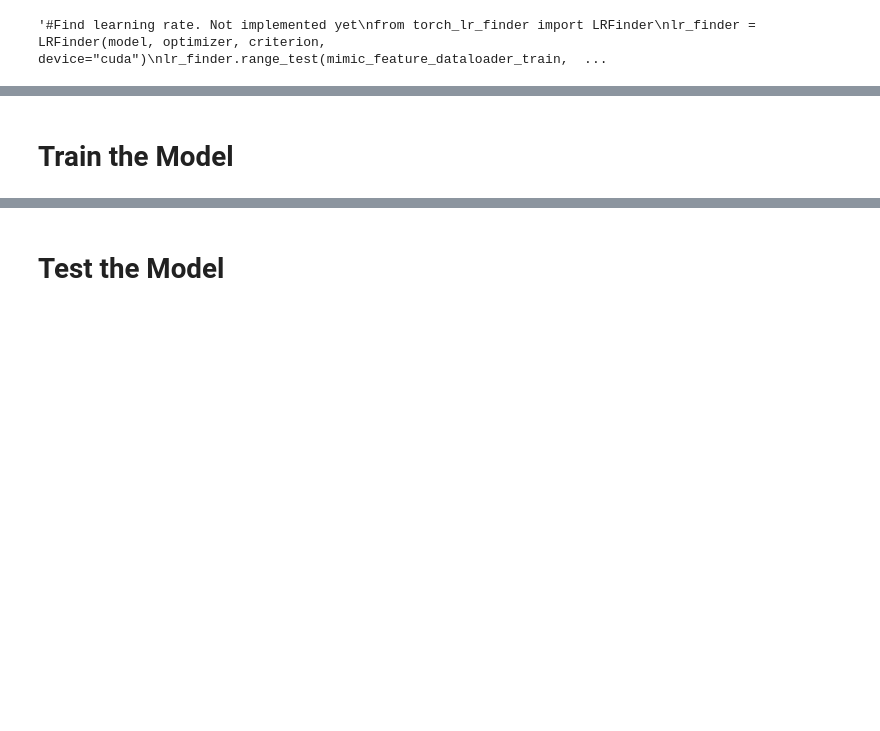
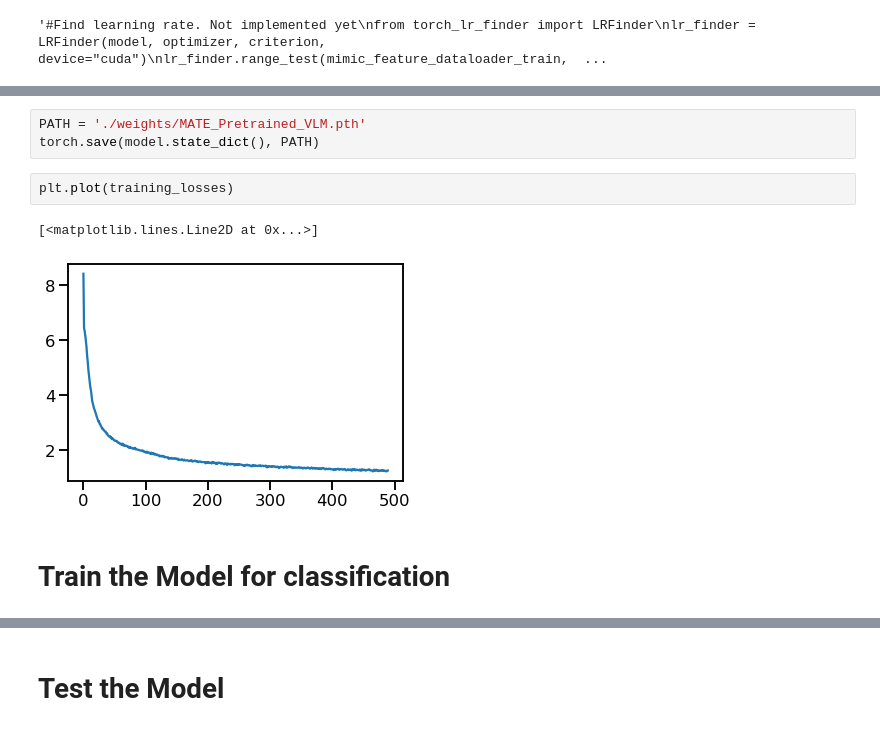
Before and after one commit to kevkid/transforming_embracement, a Jupyter notebook: Transforming Embracement.ipynb, the cells around one changed output, grey strips where cells are left out. Drawn from its saved outputs; the diff is of its cells as text; blank space fills up the shorter version.

```diff
--- a/Transforming Embracement.ipynb
+++ b/Transforming Embracement.ipynb
@@ -529,2 +1061,10 @@ lr_finder.reset()'''
+# %%
+PATH = './weights/MATE_Pretrained_VLM.pth'
+torch.save(model.state_dict(), PATH)
+# %%
+plt.plot(training_losses)
+# %% [output]
+[<matplotlib.lines.Line2D at 0x...>]
+[figure, added]
 # %% [markdown]
-# Train the Model
+# Train the Model for classification
```
Also changed, not shown: parts of 119 cells of this notebook.
